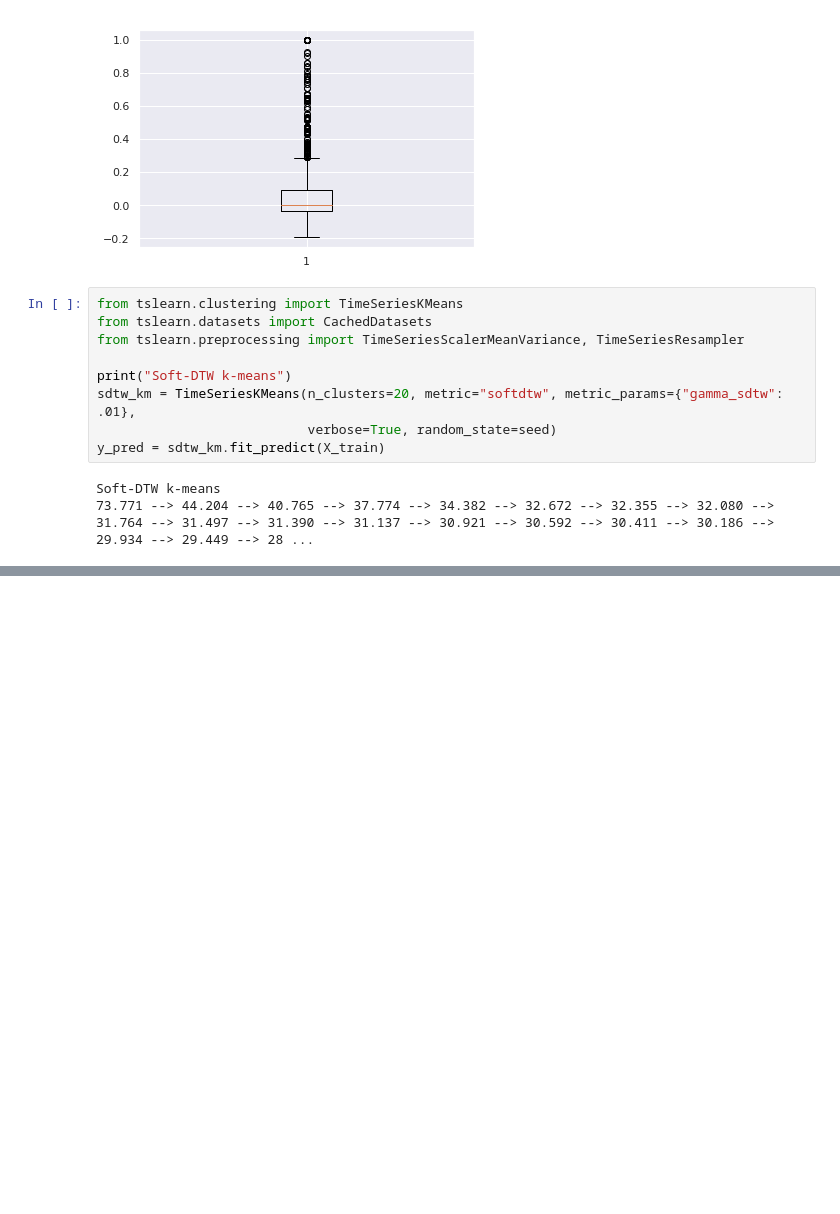
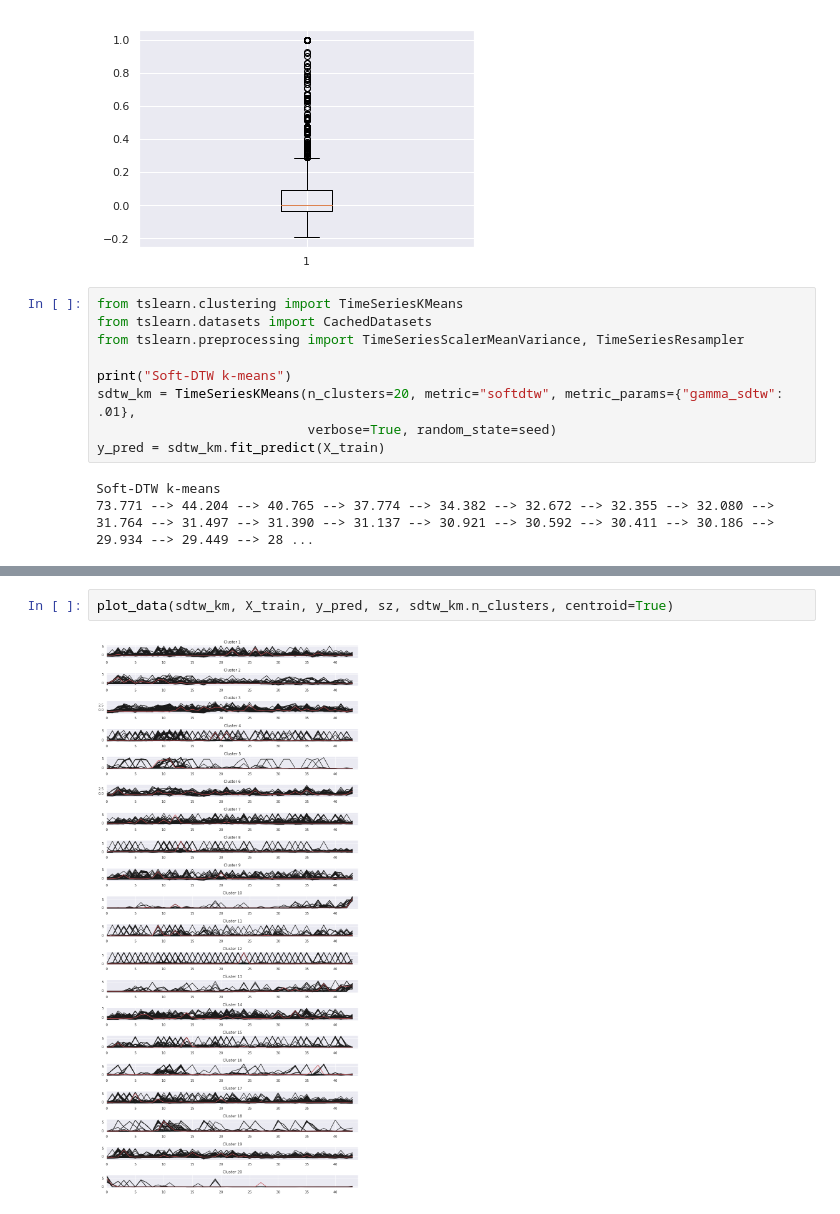
Before and after one commit to rodrigorivera/nr_clustering, a Jupyter notebook: notebooks/clustering_methods.ipynb, the cells around one changed output, grey strips where cells are left out. Cells and saved outputs as stored; diff of their text form; blank space fills up the shorter version.

```diff
--- a/notebooks/clustering_methods.ipynb
+++ b/notebooks/clustering_methods.ipynb
@@ -216,0 +221,4 @@ plt.plot(sdtw_km.cluster_centers_[2].ravel())
+# %%
+plot_data(sdtw_km, X_train, y_pred, sz, sdtw_km.n_clusters, centroid=True)
+# %% [output]
+[figure, added]
```
Also changed, not shown: parts of 12 cells of this notebook.
